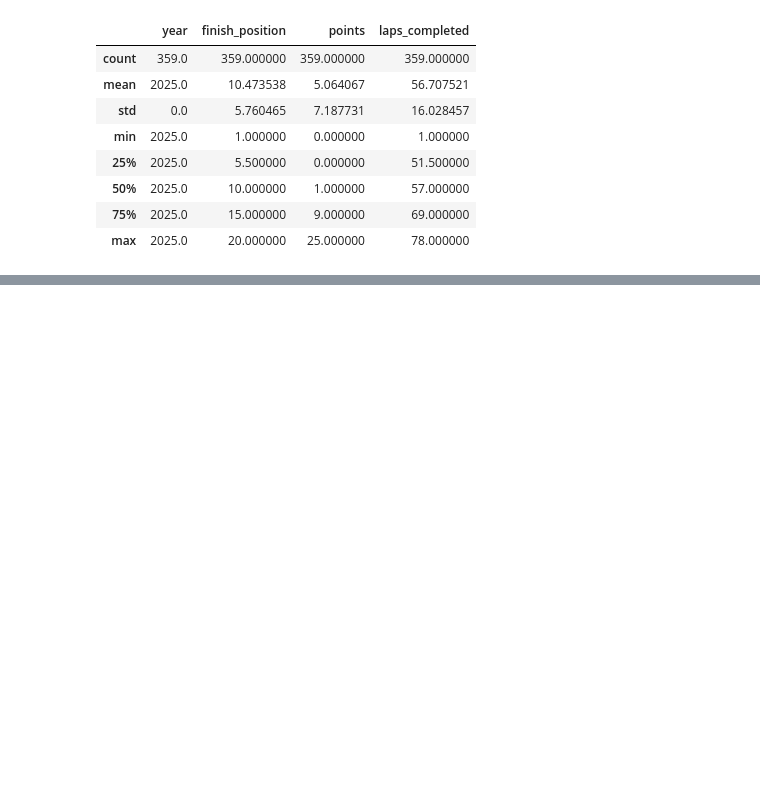
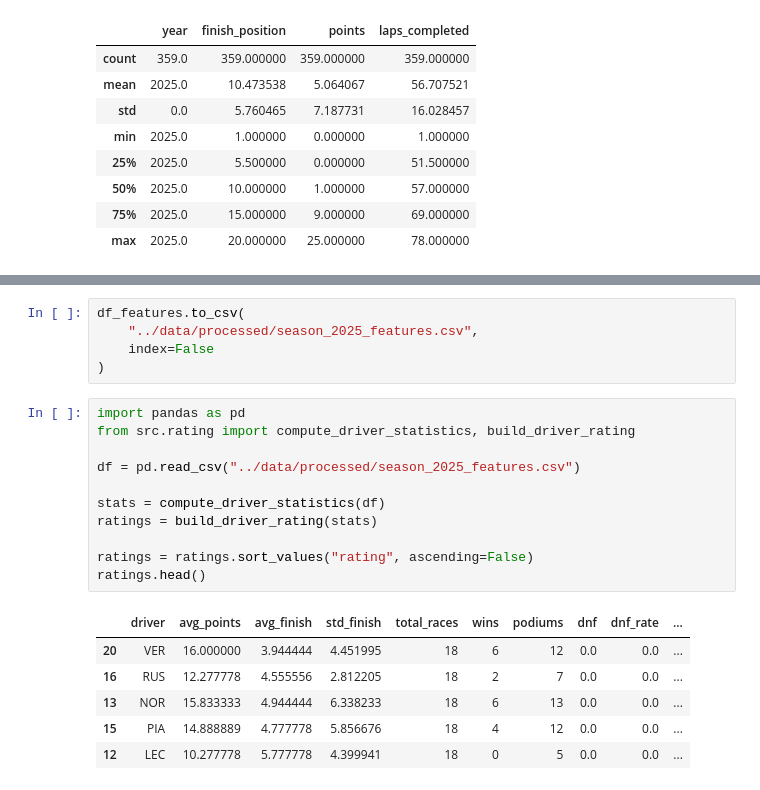
Before and after one commit to Jeanjx16Z/f1-championship-predictor, a Jupyter notebook: notebooks/01_data_exploration.ipynb, the cells around one changed output, grey strips where cells are left out. Drawn from its saved outputs; the diff is of its cells as text; blank space fills up the shorter version.

```diff
--- a/notebooks/01_data_exploration.ipynb
+++ b/notebooks/01_data_exploration.ipynb
@@ -109,0 +142,23 @@ TypeError: unhashable type: 'Series'
+# %%
+df_features.to_csv(
+    "../data/processed/season_2025_features.csv",
+    index=False
+)
+# %%
+import pandas as pd
+from src.rating import compute_driver_statistics, build_driver_rating
+
+df = pd.read_csv("../data/processed/season_2025_features.csv")
+
+stats = compute_driver_statistics(df)
+ratings = build_driver_rating(stats)
+
+ratings = ratings.sort_values("rating", ascending=False)
+ratings.head()
+# %% [output]
+|  | driver | avg_points | avg_finish | std_finish | total_races | wins | podiums | dnf | dnf_rate | ... |
+| 20 | VER | 16.000000 | 3.944444 | 4.451995 | 18 | 6 | 12 | 0.0 | 0.0 | ... |
+| 16 | RUS | 12.277778 | 4.555556 | 2.812205 | 18 | 2 | 7 | 0.0 | 0.0 | ... |
+| 13 | NOR | 15.833333 | 4.944444 | 6.338233 | 18 | 6 | 13 | 0.0 | 0.0 | ... |
+| 15 | PIA | 14.888889 | 4.777778 | 5.856676 | 18 | 4 | 12 | 0.0 | 0.0 | ... |
+| 12 | LEC | 10.277778 | 5.777778 | 4.399941 | 18 | 0 | 5 | 0.0 | 0.0 | ... |
```
Also changed, not shown: parts of 3 cells of this notebook.
